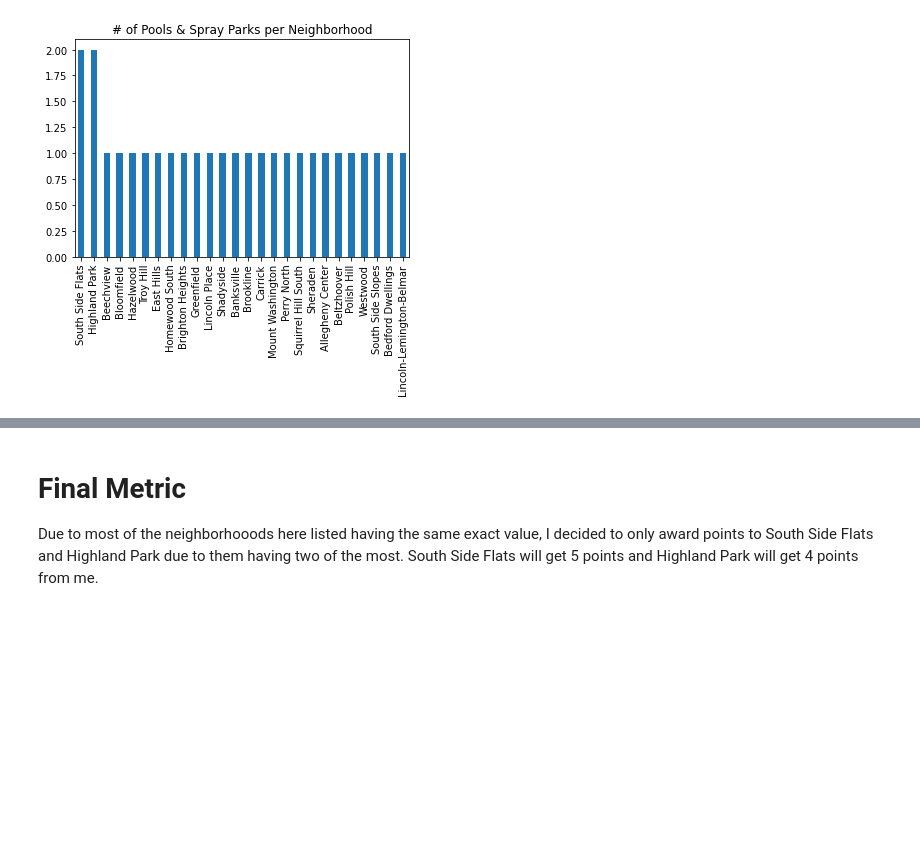
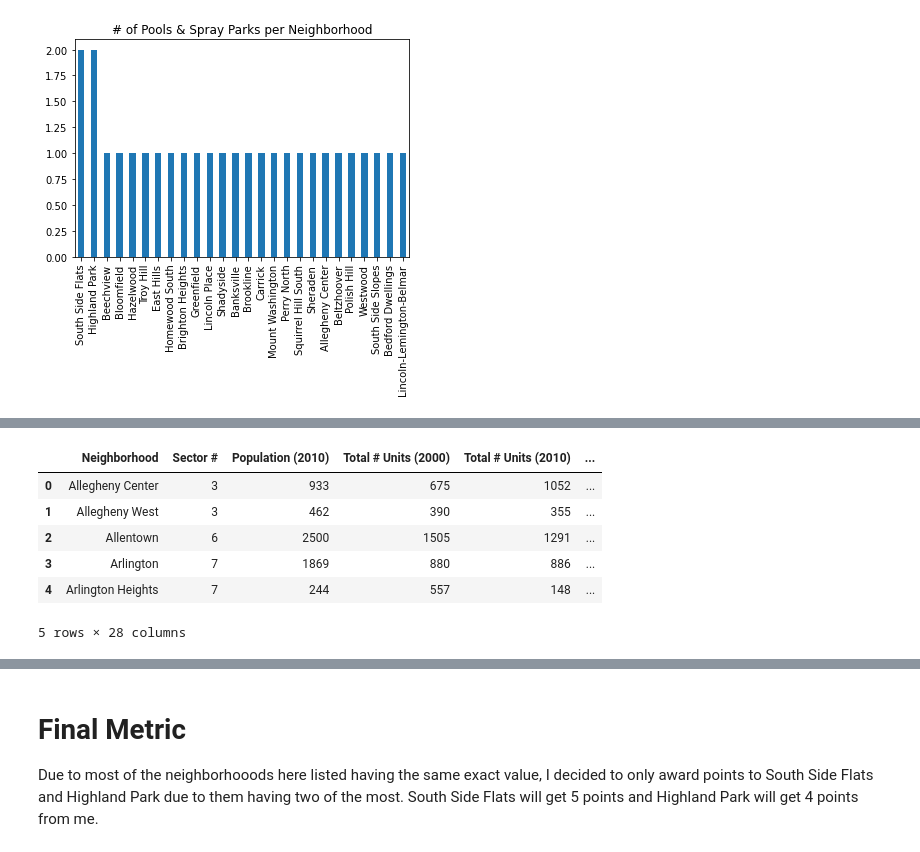
Before and after one commit to jweir136/CMPINF0010-Final-Project, a Jupyter notebook: Final Project.ipynb, the cells around one changed output, grey strips where cells are left out. Drawn from its saved outputs; the diff is of its cells as text; code cells hidden in the pictures; blank space fills up the shorter version.

```diff
--- a/Final Project.ipynb
+++ b/Final Project.ipynb
@@ -174,0 +181,13 @@ community_pools.plot.bar(title='# of Pools & Spray Parks per Neighborhood')
+# %%
+# Open the dataframe and display the first few rows.
+
+df = pd.read_csv("foreclosures.csv", index_col=False, thousands=',')
+df.head()
+# %% [output]
+|  | Neighborhood | Sector # | Population (2010) | Total # Units (2000) | Total # Units (2010) | ... |
+| 0 | Allegheny Center | 3 | 933 | 675 | 1052 | ... |
+| 1 | Allegheny West | 3 | 462 | 390 | 355 | ... |
+| 2 | Allentown | 6 | 2500 | 1505 | 1291 | ... |
+| 3 | Arlington | 7 | 1869 | 880 | 886 | ... |
+| 4 | Arlington Heights | 7 | 244 | 557 | 148 | ... |
+5 rows × 28 columns
```
Also changed, not shown: parts of 11 cells of this notebook, 1 other file.
